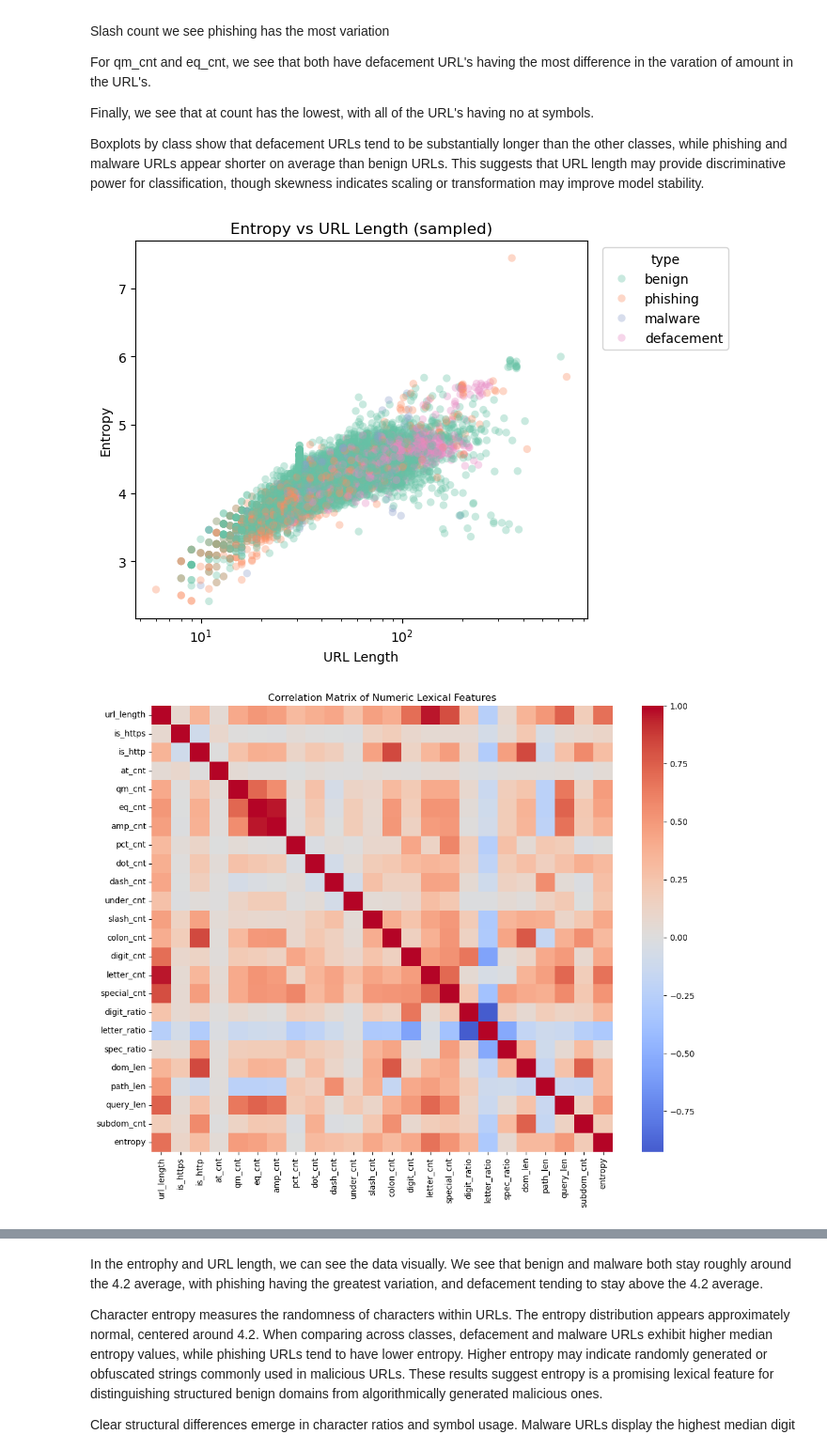
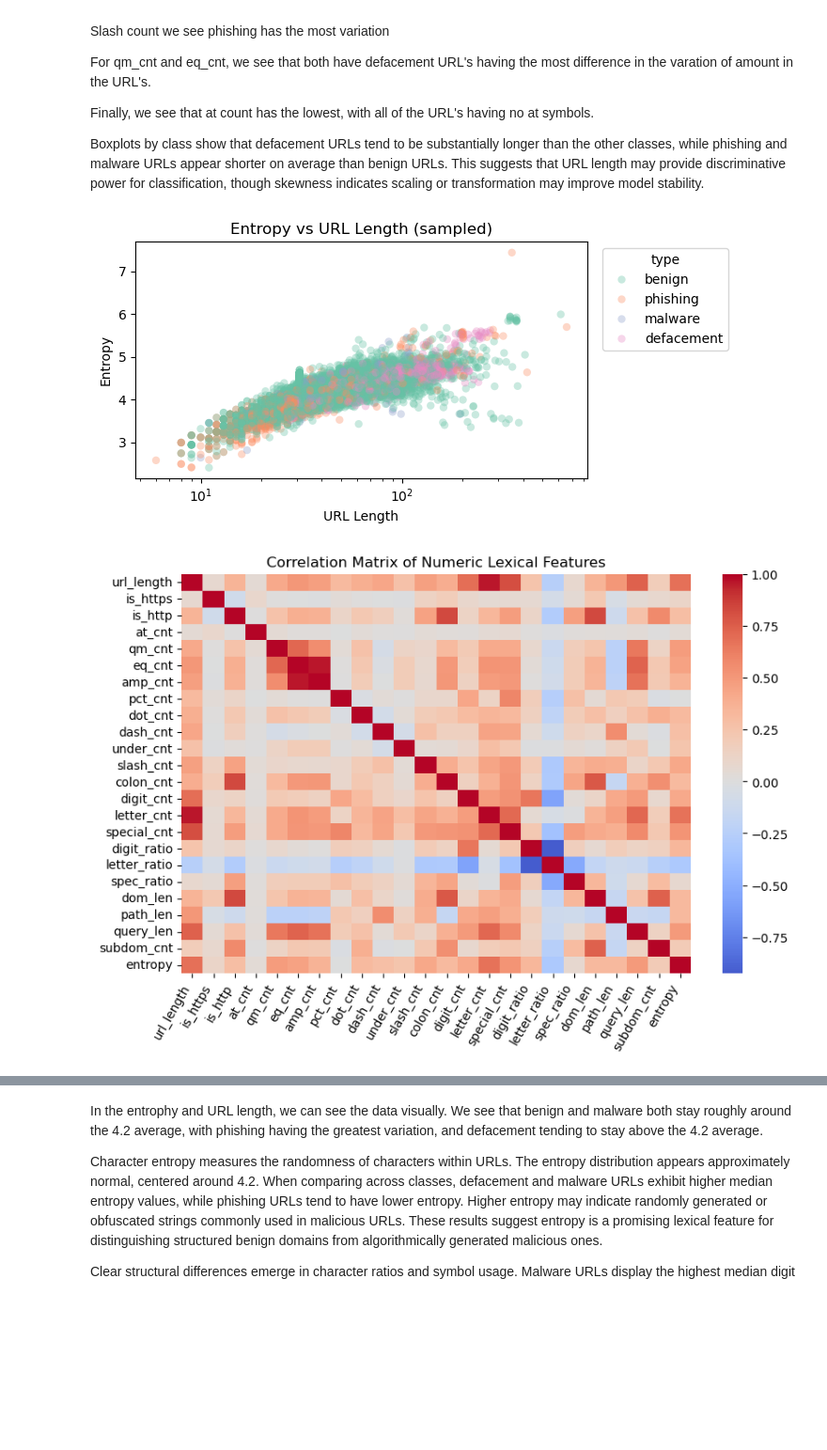
Before and after one commit to COGS108/Group132_WI26, a Jupyter notebook: 03-FinalProject.ipynb, the cells around one changed output, grey strips where cells are left out. Shown at 94% size. Cells and saved outputs as stored; diff of their text form; code cells hidden in the pictures; blank space fills up the shorter version.

```diff
--- a/03-FinalProject.ipynb
+++ b/03-FinalProject.ipynb
@@ -590,7 +593,7 @@ Boxplots by class show that defacement URLs tend to be substantially longer than
 # Entropy vs URL length (colored by class) — sample to keep plot readable
 if "entropy" in df.columns:
     sample_df = df.sample(n=min(8000, len(df)), random_state=42)
-    plt.figure(figsize=(7,5))
+    plt.figure(figsize=(7,3.5))
     sns.scatterplot(
         data=sample_df,
         x="url_length",
@@ -605,36 +608,37 @@ if "entropy" in df.columns:
     plt.ylabel("Entropy")
     plt.xscale("log")
     plt.legend(title="type", bbox_to_anchor=(1.02, 1), loc="upper left")
     plt.tight_layout()
     plt.show()
 
 # Correlation heatmap for numeric features
 num_df = df.select_dtypes(include="number")
-plt.figure(figsize=(11,9))
+plt.figure(figsize=(8.5,6))
 corr = num_df.corr()
 sns.heatmap(corr, center=0, cmap="coolwarm")
 plt.title("Correlation Matrix of Numeric Lexical Features")
 plt.tight_layout()
+plt.xticks(rotation=60, ha="right")
 plt.show()
 
 #Outliers / extreme URLs (sanity check)
 if "very_long_url" in df.columns:
-    print("\nVery long URL rate (>1000 chars):")
+    print("\n=== Very Long URL Rate (>1000 chars) ===")
     print(df["very_long_url"].value_counts(normalize=True))
 
-    print("\nCounts of very long URLs by type:")
+    print("\n=== Counts of Very Long URLs by Type ===")
     print(df.groupby("type")["very_long_url"].mean().sort_values(ascending=False))
 
 
 # Save an EDA-friendly subset summary table (median/IQR by class)
 
 key_cols = [c for c in ["url_length", "entropy", "digit_ratio", "spec_ratio", "dot_cnt", "slash_cnt"] if c in df.columns]
 summary = df.groupby("type")[key_cols].agg(["median", "quantile"])
 # quantile returns a multiindex column if used directly; here's a cleaner approach:
 summary_median = df.groupby("type")[key_cols].median()
 
-print("\nMedian by class (good for skewed features):")
+print("\n=== Median by Class (good for skewed features) ===")
 display(summary_median)
 # %% [output]
-[figure, old version]
+[figure, new version]
-[figure, old version]
+[figure, new version]
```
Also changed, not shown: parts of 9 cells of this notebook.
